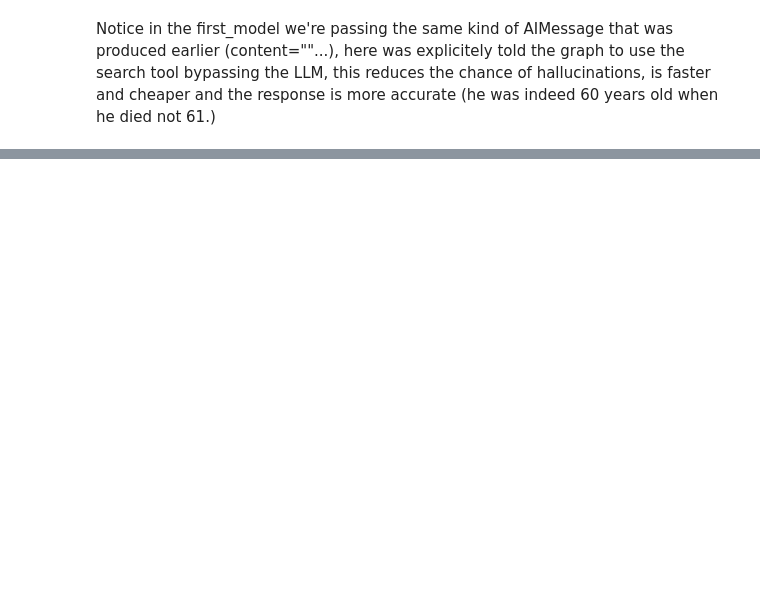
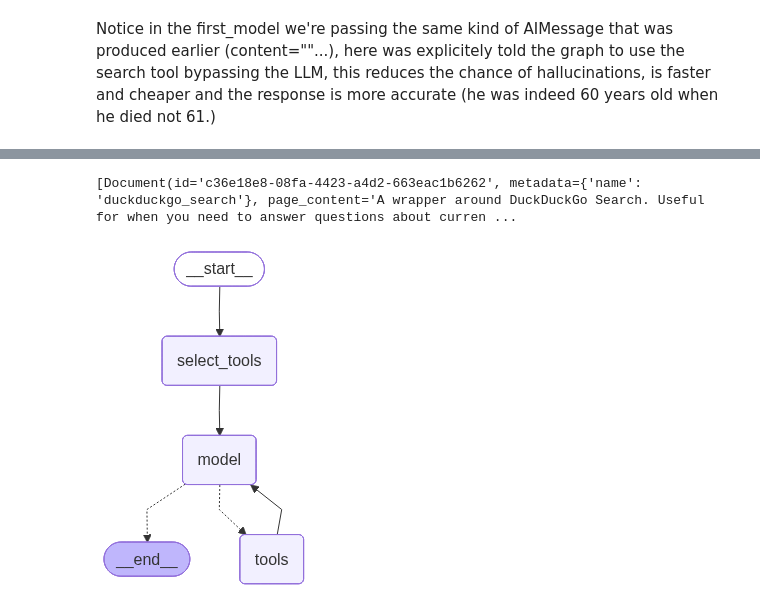
Before and after one commit to hemant0591/LearningLangChain, a Jupyter notebook: Agents.ipynb, the cells around one changed output, grey strips where cells are left out. Drawn from its saved outputs; the diff is of its cells as text; code cells hidden in the pictures; blank space fills up the shorter version.

Commit message:
added a RAG step to get the relevant tools for the agent to use

```diff
--- a/Agents.ipynb
+++ b/Agents.ipynb
@@ -18,7 +19,11 @@ from langgraph.prebuilt import ToolNode, tools_condition
 @tool
 def calculator(query: str) -> str:
     """A simple calculator tool. Input should be mathematical expression."""
-    return ast.literal_eval(query)
+    # if not isinstance(query, str):
+    #     query = ast.unparse(query)
+    # query = str(query)  # force AST → string
+    #query = re.sub(r"[^0-9+\-*/().]", "", query)  # strip junk
+    return str(ast.literal_eval(query))
 # %%
 search = DuckDuckGoSearchRun()
 tools = [search, calculator]
@@ -100,0 +118,42 @@ Notice in the first_model we're passing the same kind of AIMessage that was prod
+# %%
+from langchain_core.vectorstores.in_memory import InMemoryVectorStore
+from langchain_core.documents import Document
+from langchain_openai import OpenAIEmbeddings
+
+tools_retriever = InMemoryVectorStore.from_documents(
+    [Document(page_content=tool.description, metadata={"name": tool.name}) for tool in tools],
+    embedding=OpenAIEmbeddings(),
+).as_retriever()
+# %%
+tools_retriever.invoke("search", k=1)
+# %% [output]
+[Document(id='c36e18e8-08fa-4423-a4d2-663eac1b6262', metadata={'name': 'duckduckgo_search'}, page_content='A wrapper around DuckDuckGo Search. Useful for when you need to answer questions about curren ...
+# %%
+class State(TypedDict):
+    messages: Annotated[list, add_messages]
+    selected_tools: list[str]
+
+def model_node(state: State) -> State:
+    selected_tools = [tool for tool in tools if tool.name in state["selected_tools"]]
+    res = ChatOpenAI(temperature=0.1).bind_tools(selected_tools).invoke(state["messages"])
+    return {"messages": res}
+
+def select_tools(state: State) -> State:
+    query = state["messages"][-1].content
+    tool_docs = tools_retriever.invoke(query)
+    return {"selected_tools": [doc.metadata["name"] for doc in tool_docs]}
+# %%
+builder = StateGraph(State)
+builder.add_node("select_tools", select_tools)
+builder.add_node("model", model_node)
+builder.add_node("tools", ToolNode(tools))
+builder.add_edge(START, "select_tools")
+builder.add_edge("select_tools", "model")
+builder.add_conditional_edges("model", tools_condition)
+builder.add_edge("tools", "model")
+
+graph = builder.compile()
+# %%
+graph
+# %% [output]
+[figure, added]
```
Also changed, not shown: parts of 9 cells of this notebook.
